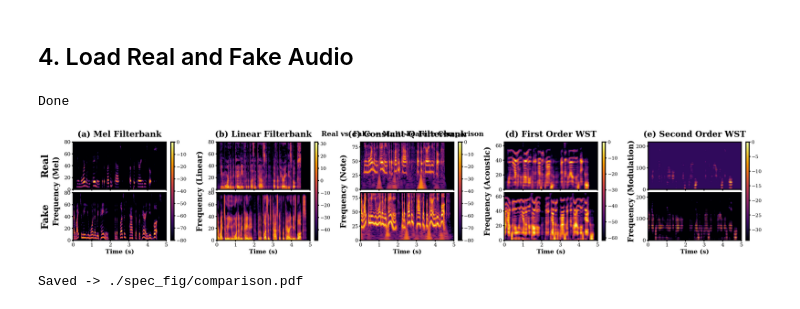
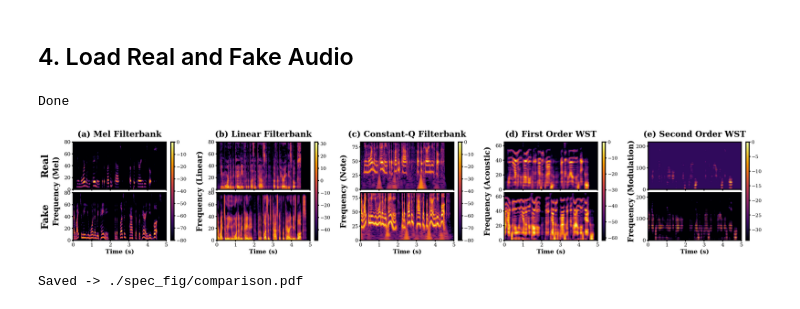
Before and after one commit to xxuan-acoustics/WST-X-Series, a Jupyter notebook: Spectrogram_visualization.ipynb, the cells around one changed output. Cells and saved outputs as stored; diff of their text form; code cells hidden in the pictures.

```diff
--- a/Spectrogram_visualization.ipynb
+++ b/Spectrogram_visualization.ipynb
@@ -139,35 +139,35 @@ for ci, (key, title, cmap, ylabel) in enumerate(cfg):
     ag.tick_params(labelcolor='none', top=False, bottom=False, left=False, right=False)
     ag.set_ylabel(ylabel, fontsize=22, fontweight='bold', labelpad=15)
 
     ax_r = fig.add_subplot(gs[0, ci])
     ax_f = fig.add_subplot(gs[1, ci])
     im_obj = None
 
     for ri, (ax, dat, lbl) in enumerate([(ax_r,real_data,'Real'),(ax_f,fake_data,'Fake')]):
         img = dat[key]
         ylim = 80 if key in ('mel','linear') else img.shape[0]
         im = ax.imshow(img, aspect='auto', origin='lower', cmap=cmap,
                        extent=[0,5,0,ylim], vmin=vmin, vmax=vmax)
         if ri == 1: im_obj = im
         for sp in ax.spines.values(): sp.set_linewidth(3.0)
         ax.tick_params(labelsize=15, width=3)
         if ri == 0:
             ax.set_title(title, fontsize=24, fontweight='bold', pad=15)
             ax.set_xticklabels([])
         else:
             ax.set_xlabel('Time (s)', fontsize=18, fontweight='bold')
         if ci == 0:
             ax.text(-0.30, 0.5, lbl, transform=ax.transAxes,
                     fontsize=28, fontweight='bold', rotation=90, va='center', ha='center')
 
     cb = fig.colorbar(im_obj, ax=[ax_r,ax_f], location='right', aspect=30, shrink=1.0, pad=0.04)
     cb.outline.set_linewidth(3.0)
     cb.ax.tick_params(labelsize=14, width=3)
 
-plt.suptitle('Real vs. Fake — Multi-Feature Comparison', fontsize=20, fontweight='bold', y=1.01)
+# plt.suptitle('Real vs. Fake — Multi-Feature Comparison', fontsize=20, fontweight='bold', y=1.01)
 plt.show()
 # %% [output]
-[figure, old version]
+[figure, new version]
 # %%
 save_path = './spec_fig/comparison.pdf'
 os.makedirs(os.path.dirname(save_path), exist_ok=True)
```
